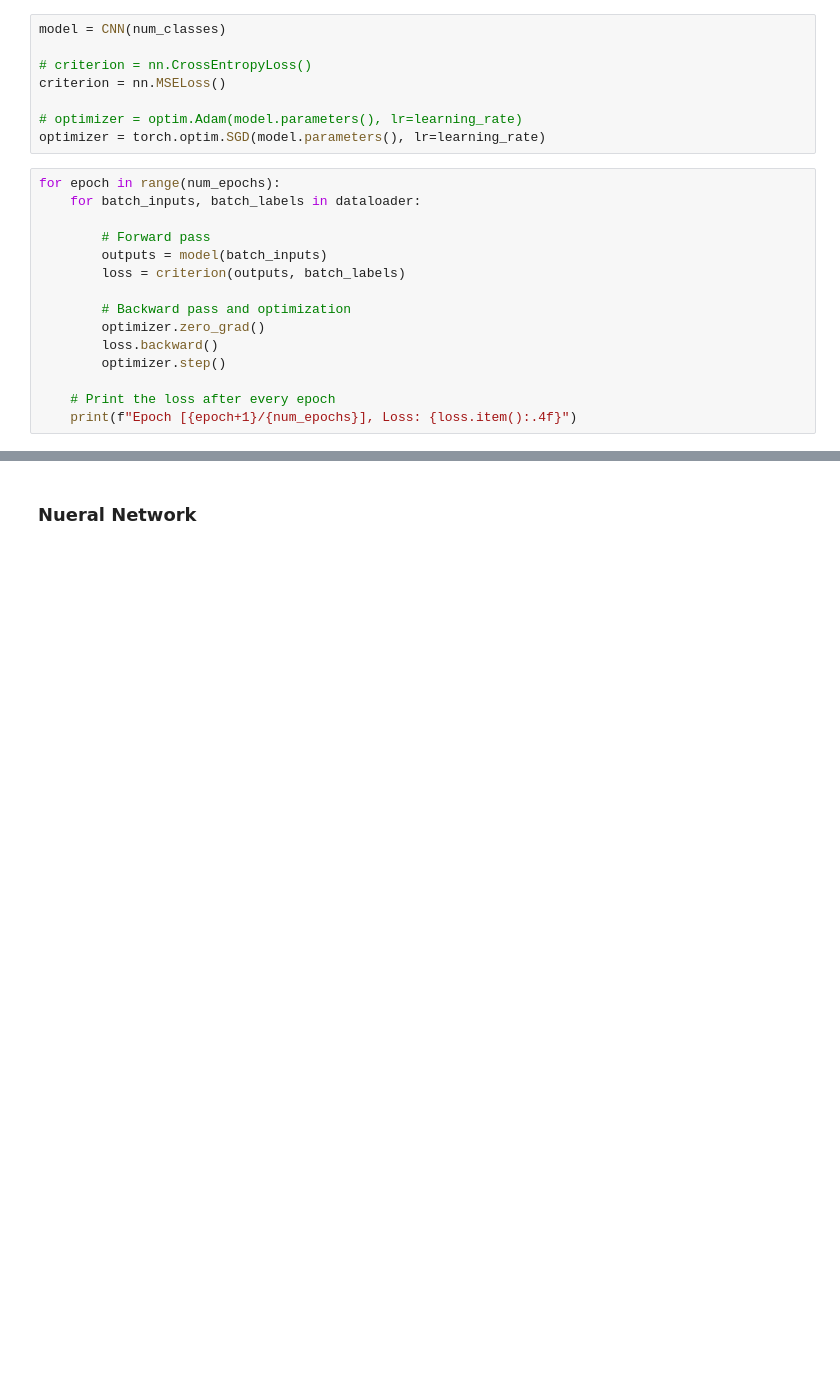
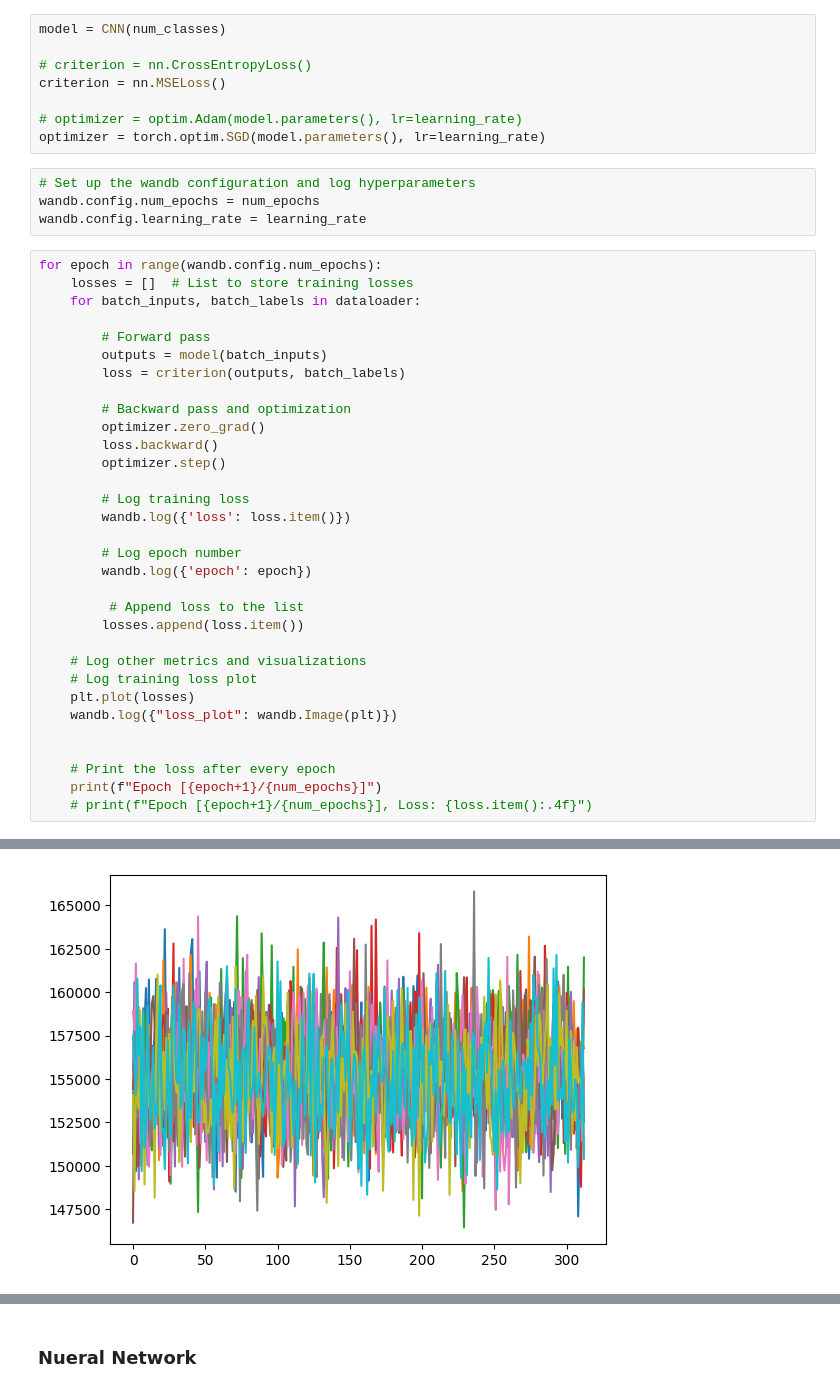
Before and after one commit to cepdnaclk/e17-4yp-Comprehensive-ECG-analysis-with-Deep-Learning-on-GPU-accelerators, a Jupyter notebook: notebooks/DataLoader.ipynb, the cells around one changed output, grey strips where cells are left out. Drawn from its saved outputs; the diff is of its cells as text; blank space fills up the shorter version.

Commit message:
tried a few things with Wandb

```diff
--- a/notebooks/DataLoader.ipynb
+++ b/notebooks/DataLoader.ipynb
@@ -198,8 +222,13 @@ criterion = nn.MSELoss()
 
 # optimizer = optim.Adam(model.parameters(), lr=learning_rate)
 optimizer = torch.optim.SGD(model.parameters(), lr=learning_rate)
+# %%
+# Set up the wandb configuration and log hyperparameters
+wandb.config.num_epochs = num_epochs
+wandb.config.learning_rate = learning_rate
 # %%
-for epoch in range(num_epochs):
+for epoch in range(wandb.config.num_epochs):
+    losses = []  # List to store training losses
     for batch_inputs, batch_labels in dataloader:
 
         # Forward pass
@@ -211,6 +240,22 @@ for epoch in range(num_epochs):
         loss.backward()
         optimizer.step()
 
+        # Log training loss
+        wandb.log({'loss': loss.item()})
+
+        # Log epoch number
+        wandb.log({'epoch': epoch})
+
+         # Append loss to the list
+        losses.append(loss.item())
+
+    # Log other metrics and visualizations
+    # Log training loss plot
+    plt.plot(losses)
+    wandb.log({"loss_plot": wandb.Image(plt)})
+
+
     # Print the loss after every epoch
-    print(f"Epoch [{epoch+1}/{num_epochs}], Loss: {loss.item():.4f}")
+    print(f"Epoch [{epoch+1}/{num_epochs}]")
+    # print(f"Epoch [{epoch+1}/{num_epochs}], Loss: {loss.item():.4f}")
 # %% [output]
@@ -226,0 +272 @@ Epoch [10/10], Loss: nan
+[figure, added]
```
Also changed, not shown: parts of 7 cells of this notebook.
